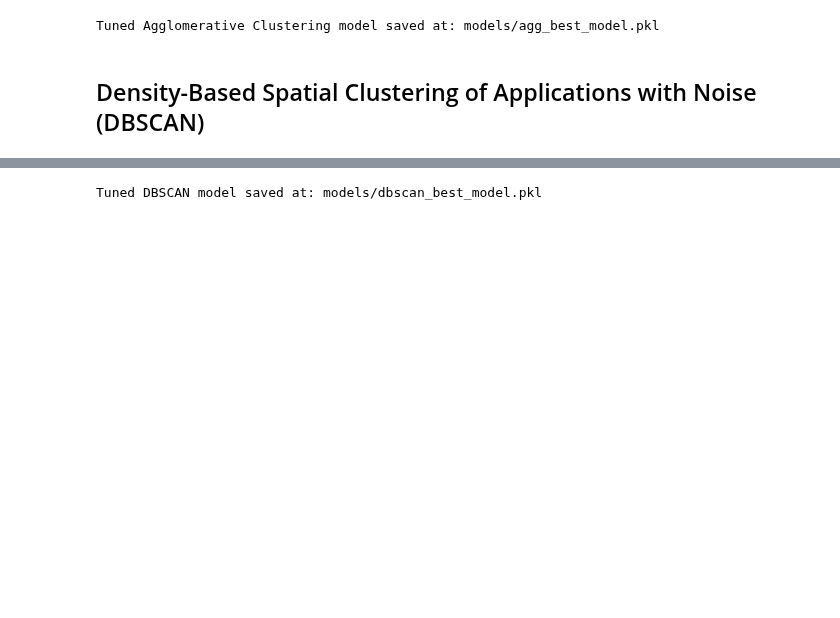
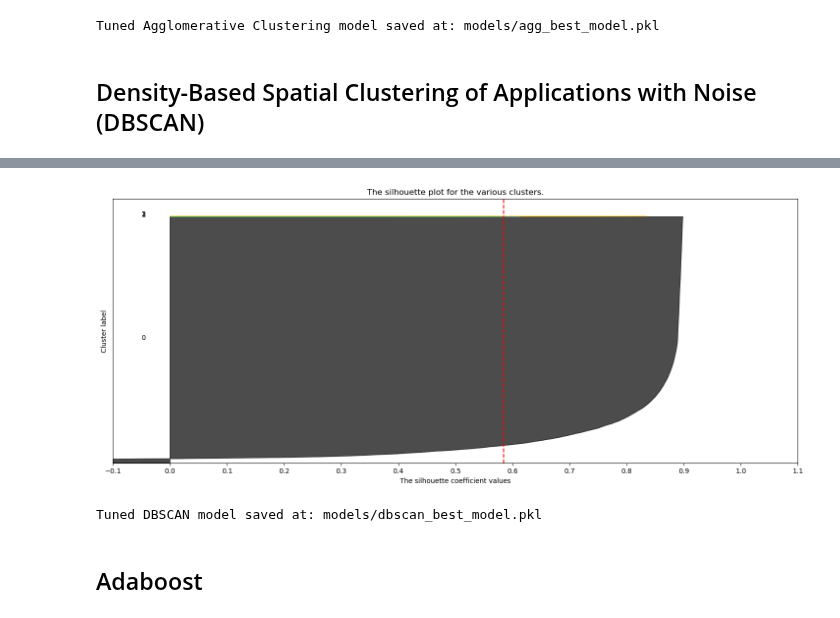
Before and after one commit to samantharivas/healthcare-market-saturation-fraud, a Jupyter notebook: Modeling.ipynb, the cells around one changed output, grey strips where cells are left out. Saved outputs shown, nothing was run; the diff lists cells and outputs as text; code cells hidden in the pictures; blank space fills up the shorter version.

```diff
--- a/Modeling.ipynb
+++ b/Modeling.ipynb
@@ -873,7 +932,12 @@ weighted avg       0.86      0.74      0.67      5000
 y_test_pred = dbscan_best_model.fit_predict(x_test_sampled)
 test_accuracy = accuracy_score(y_test_sampled, y_test_pred)
 test_confusion_matrix = confusion_matrix(y_test_sampled, y_test_pred)
-test_classification_report = classification_report(y_test_sampled, y_test_pred)
+test_classification_report = classification_report(y_test_sampled, y_test_pred, zero_division=0)
+
+# calculate silhouette score
+silhouette_avg = silhouette_score(x_test_sampled, y_test_pred)
+
+print(f'DBSCAN Validation Silhouette Score: {silhouette_avg}')
 
 print(f'DBSCAN Test Accuracy: {test_accuracy}')
 print('DBSCAN Test Confusion Matrix:')
@@ -899,3 +991,44 @@ weighted avg       0.77      0.72      0.64      5000
+# %%
+# compute the silhouette scores for each sample
+sample_silhouette_values = silhouette_samples(x_val_sampled, labels)
+
+fig, ax1 = plt.subplots(1, 1)
+fig.set_size_inches(18, 7)
+
+# silhouette coefficient - focus on 0 to 1
+ax1.set_xlim([-0.1, 1])
+ax1.set_ylim([0, len(x_val_sampled) + (n_clusters_ + 1) * 10])
+
+y_lower = 10
+for i in range(n_clusters_):
+    ith_cluster_silhouette_values = sample_silhouette_values[labels == i]
+    ith_cluster_silhouette_values.sort()
+
+    size_cluster_i = ith_cluster_silhouette_values.shape[0]
+    y_upper = y_lower + size_cluster_i
+
+    color = cm.nipy_spectral(float(i) / n_clusters_)
+    ax1.fill_betweenx(np.arange(y_lower, y_upper),
+                      0, ith_cluster_silhouette_values,
+                      facecolor=color, edgecolor=color, alpha=0.7)
+    ax1.text(-0.05, y_lower + 0.5 * size_cluster_i, str(i))
+
+    # compute  new y_lower for next plot
+    y_lower = y_upper + 10  # 10 for the 0 samples
+
+ax1.set_title("The silhouette plot for the various clusters.")
+ax1.set_xlabel("The silhouette coefficient values")
+ax1.set_ylabel("Cluster label")
+
+# vertical line for average silhouette score of all the values
+ax1.axvline(x=silhouette_avg, color="red", linestyle="--")
+
+ax1.set_yticks([])
+ax1.set_xticks(np.arange(-0.1, 1.1, 0.1))
+
+plt.show()
+# %% [output]
+[figure, added]
 # %%
 # save tuned DBSCAN model
 dbscan_best_model_path = 'models/dbscan_best_model.pkl'
@@ -904,3 +1037,5 @@ joblib.dump(dbscan_best_model, dbscan_best_model_path)
 print(f'Tuned DBSCAN model saved at: {dbscan_best_model_path}')
 # %% [output]
 Tuned DBSCAN model saved at: models/dbscan_best_model.pkl
+# %% [markdown]
+## Adaboost
```
Also changed, not shown: parts of 22 cells of this notebook, 4 other files.
